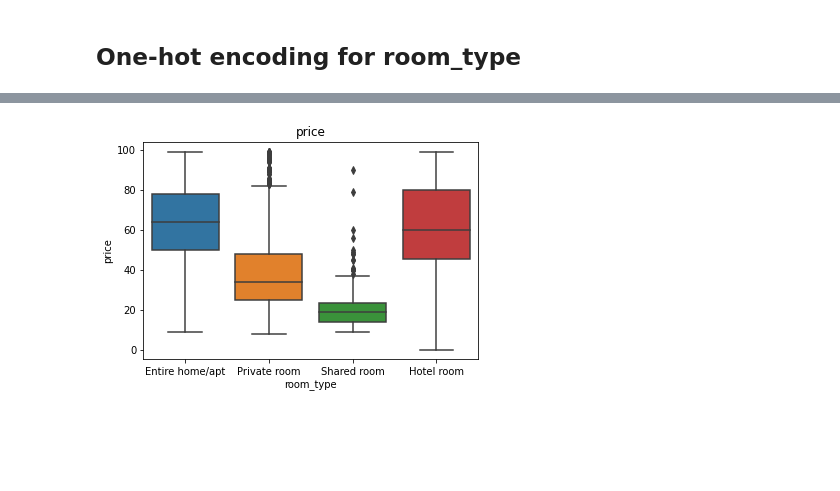
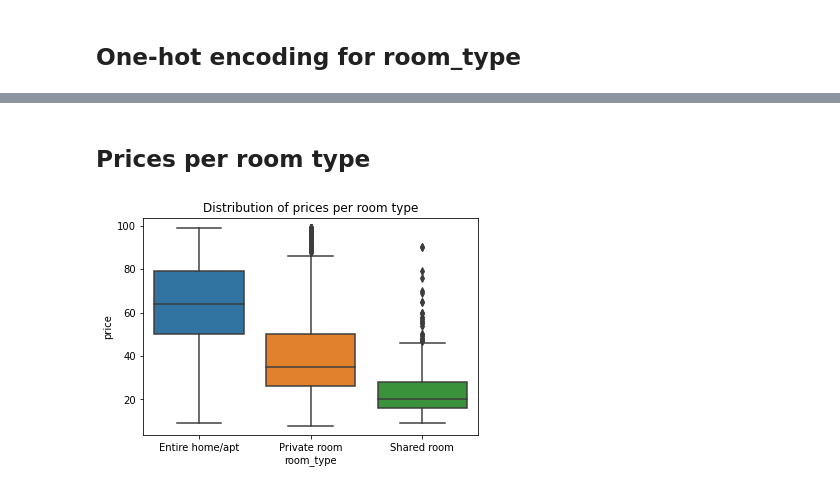
Before and after one commit to AlessandroTorella/Airbnb_project, a Jupyter notebook: Project.ipynb, the cells around one changed output, grey strips where cells are left out. Cells and saved outputs as stored; diff of their text form; code cells hidden in the pictures; blank space fills up the shorter version.

```diff
--- a/Project.ipynb
+++ b/Project.ipynb
@@ -97,5 +75,0 @@ from sklearn.preprocessing import OneHotEncoder
-# %%
-enc = OneHotEncoder(handle_unknown='ignore')
-enc_df = pd.DataFrame(enc.fit_transform(df[['room_type']]).toarray())
-df = df.join(enc_df)
-#df = df.drop(columns=['room_type'])
@@ -136,6 +85,5 @@ Entire_home
 # %%
-gdf = gpd.GeoDataFrame(df, geometry=gpd.points_from_xy(df.longitude, df.latitude))
+gdf = gpd.GeoDataFrame(df, geometry = gpd.points_from_xy(df.longitude, df.latitude))
+gdf = gdf.drop(columns = ['longitude', 'latitude'])
+gdf = gdf.rename(columns = {'geometry': 'Coordinate'})
 gdf_lisboa = gdf[gdf.neighbourhood_group == 'Lisboa']
-gdf_lisboa_low100 = gdf_lisboa[gdf_lisboa['price'] < 100]
-gdf_lisboa_high100 = gdf_lisboa[gdf_lisboa['price'] > 100]
-gdf = gdf.drop(columns = ['latitude', 'longitude'])
@@ -145,0 +92,2 @@ hotel = gdf_lisboa_low100[gdf_lisboa_low100['room_type'] == 'Hotel room']
+# %%
+gdf_lisboa = gdf[gdf.room_type != 'Hotel room']
@@ -146,3 +96,5 @@ hotel = gdf_lisboa_low100[gdf_lisboa_low100['room_type'] == 'Hotel room']
+# %%
+gdf_lisboa = gdf_lisboa[gdf_lisboa['price'] < 100]
 # %%
 gdf_lisboa.describe()
 # %% [output]
@@ -164,6 +110,10 @@ geoplot.pointplot(gdf_lisboa_high300, ax=ax, hue='price', s=1)
+# %% [markdown]
+## Prices per room type
 # %%
 import seaborn as sns
 #sns.displot(data = gdf_lisboa, x = 'price', kde=True).set(title = 'Price distribution');
-sns.boxplot(data=gdf_lisboa_low100, y='price', x='room_type').set(title='price');
+sns.boxplot(data=gdf_lisboa,
+            y='price',
+            x='room_type').set(title='Distribution of prices per room type');
 # %% [output]
-[figure, old version]
+[figure, new version]
```
Also changed, not shown: parts of 45 cells of this notebook.
